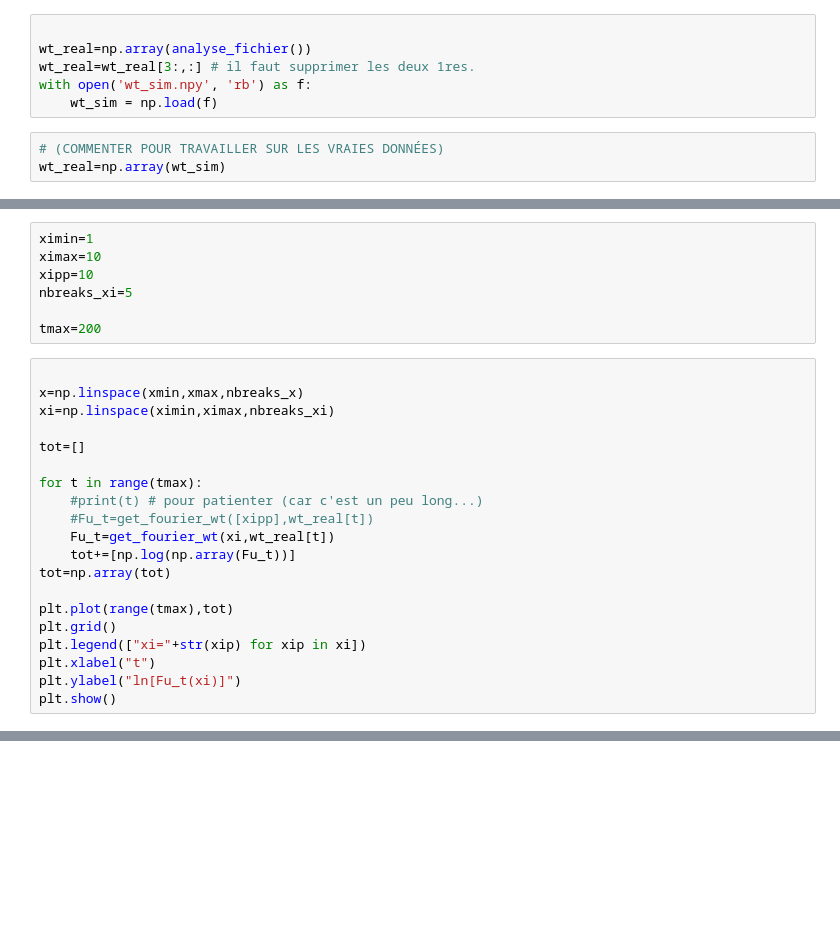
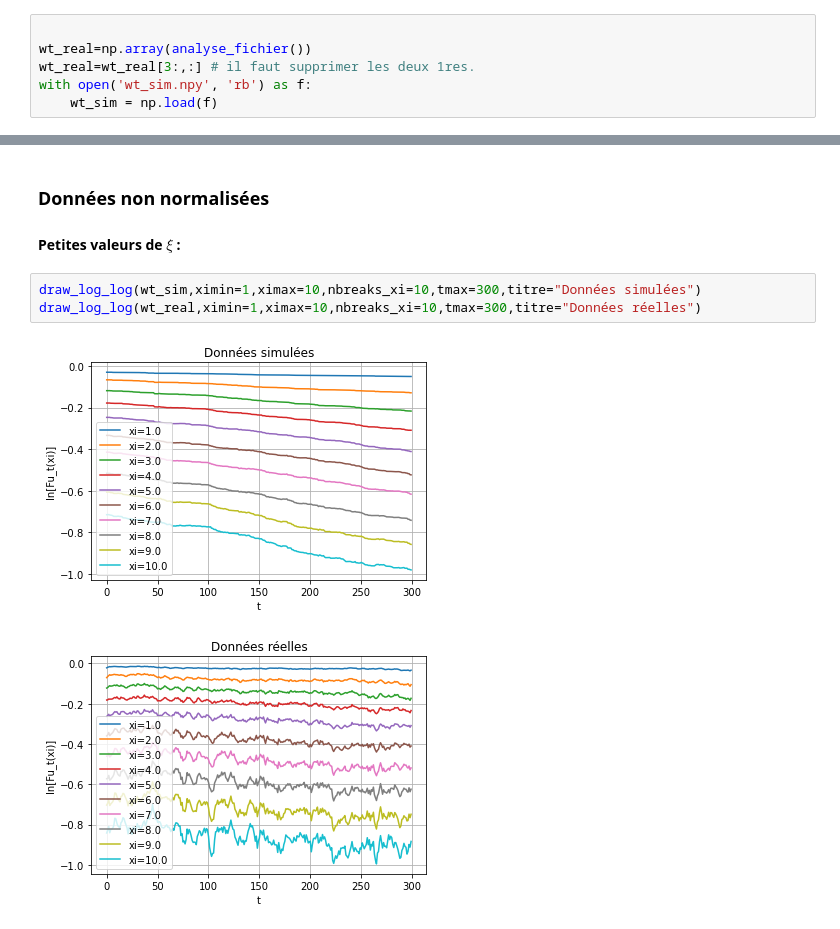
Before and after one commit to Jeremy-Andreoletti/MSV_Project_DFE, a Jupyter notebook: utilisation_fourier.ipynb, the cells around one changed output, grey strips where cells are left out. Drawn from its saved outputs; the diff is of its cells as text; blank space fills up the shorter version.

```diff
--- a/utilisation_fourier.ipynb
+++ b/utilisation_fourier.ipynb
@@ -38,6 +41,3 @@ wt_real=np.array(analyse_fichier())
 wt_real=wt_real[3:,:] # il faut supprimer les deux 1res.
 with open('wt_sim.npy', 'rb') as f:
     wt_sim = np.load(f)
-# %%
-# (COMMENTER POUR TRAVAILLER SUR LES VRAIES DONNÉES)
-wt_real=np.array(wt_sim)
@@ -86,27 +90,0 @@ def get_dt(prec,nouv):
-# %%
-ximin=1
-ximax=10
-xipp=10
-nbreaks_xi=5
-
-tmax=200
-# %%
-
-x=np.linspace(xmin,xmax,nbreaks_x)
-xi=np.linspace(ximin,ximax,nbreaks_xi)
-
-tot=[]
-
-for t in range(tmax):
-    #print(t) # pour patienter (car c'est un peu long...)
-    #Fu_t=get_fourier_wt([xipp],wt_real[t])
-    Fu_t=get_fourier_wt(xi,wt_real[t])
-    tot+=[np.log(np.array(Fu_t))]
-tot=np.array(tot)
-
-plt.plot(range(tmax),tot)
-plt.grid()
-plt.legend(["xi="+str(xip) for xip in xi])
-plt.xlabel("t")
-plt.ylabel("ln[Fu_t(xi)]")
-plt.show()
@@ -114,0 +155,10 @@ plt.show()
+# %% [markdown]
+### Données non normalisées
+
+#### Petites valeurs de $\xi$ :
+# %%
+draw_log_log(wt_sim,ximin=1,ximax=10,nbreaks_xi=10,tmax=300,titre="Données simulées")
+draw_log_log(wt_real,ximin=1,ximax=10,nbreaks_xi=10,tmax=300,titre="Données réelles")
+# %% [output]
+[figure, added]
+[figure, added]
```
Also changed, not shown: parts of 28 cells of this notebook.
